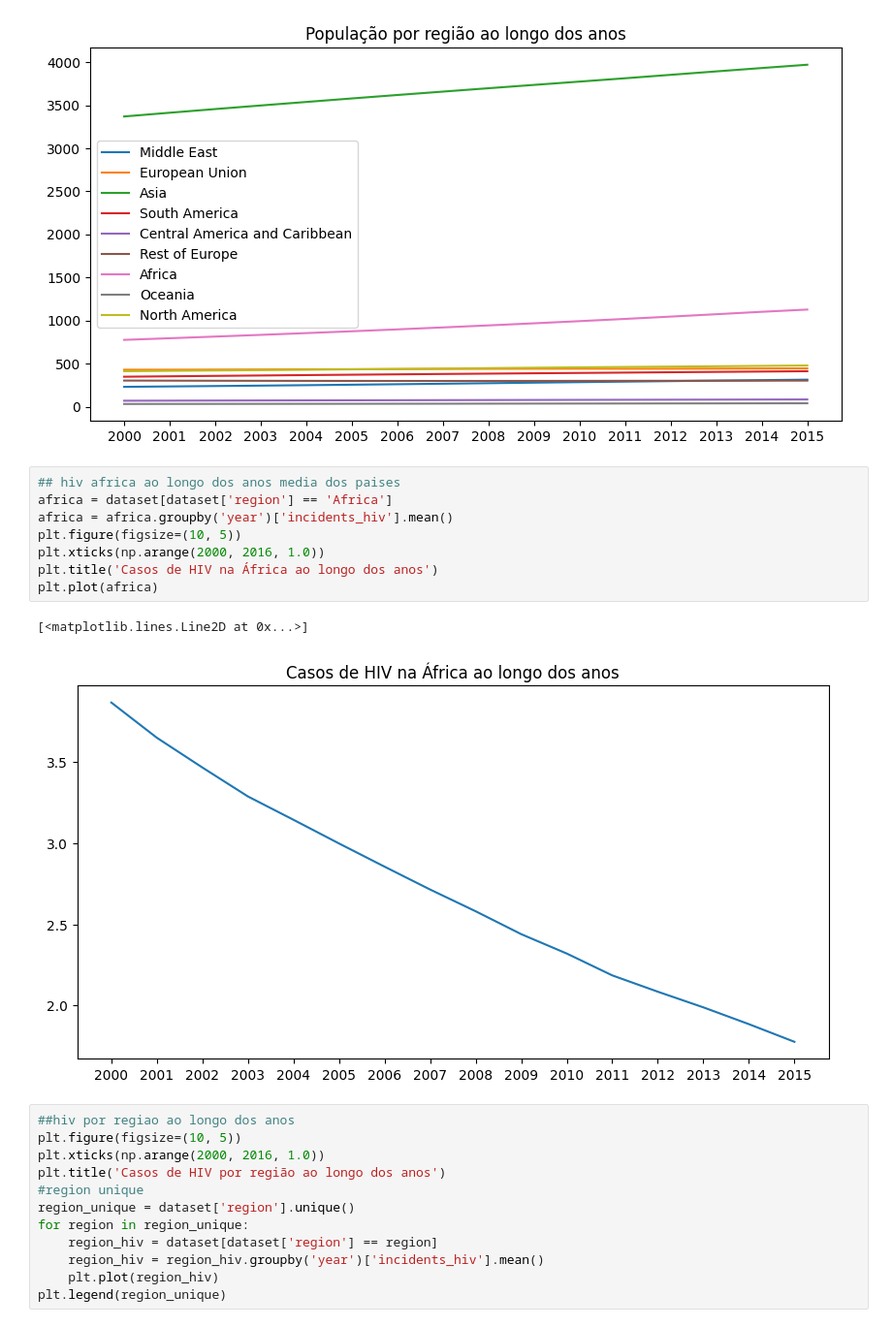
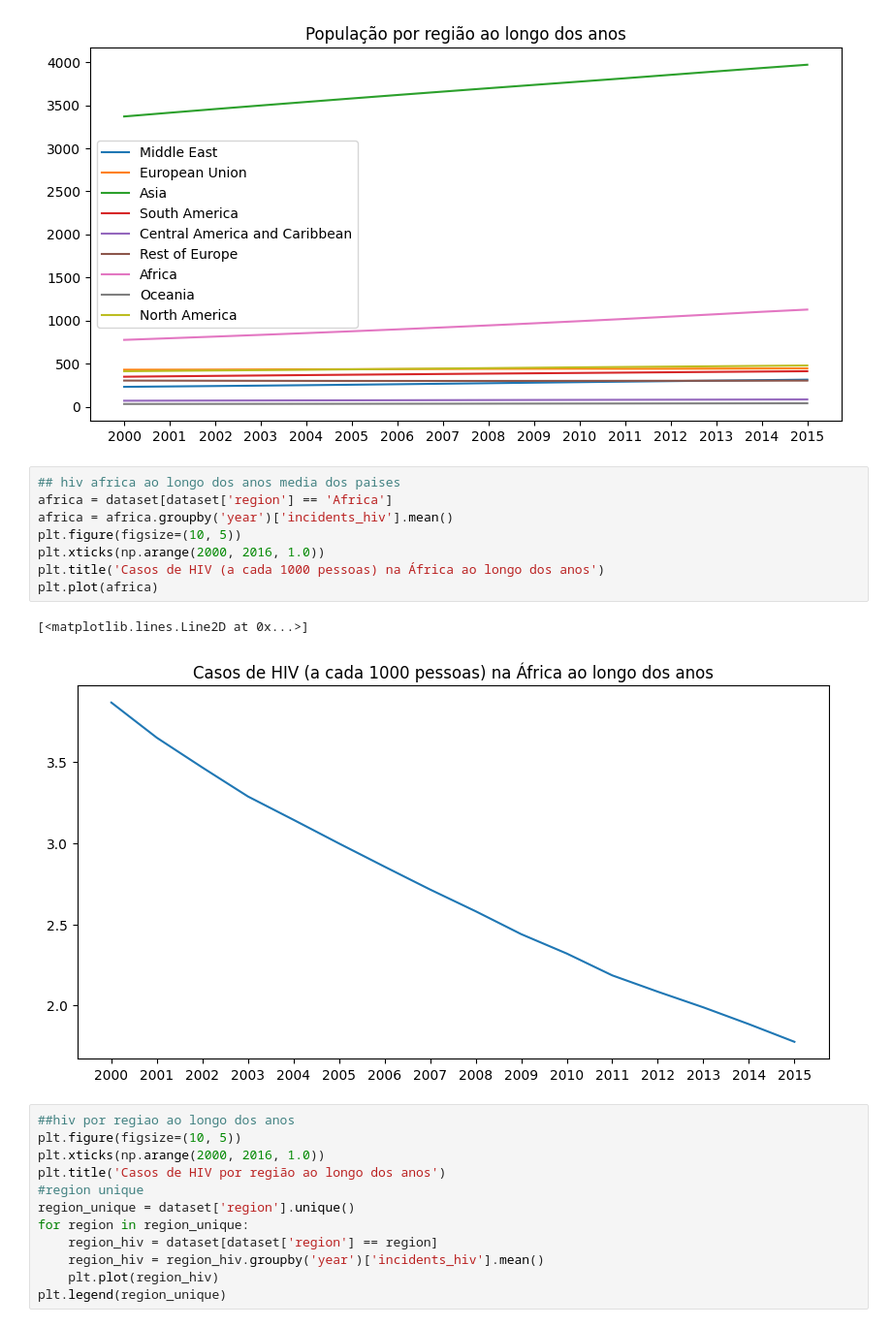
Before and after one commit to carolinabrandao/ICDProjetoFinal, a Jupyter notebook: EDA.ipynb, the cells around one changed output. Shown at 97% size. Drawn from its saved outputs; the diff is of its cells as text.

```diff
--- a/EDA.ipynb
+++ b/EDA.ipynb
@@ -452,14 +453,14 @@ plt.legend(region_unique)
 # %%
 ## hiv africa ao longo dos anos media dos paises
 africa = dataset[dataset['region'] == 'Africa']
 africa = africa.groupby('year')['incidents_hiv'].mean()
 plt.figure(figsize=(10, 5))
 plt.xticks(np.arange(2000, 2016, 1.0))
-plt.title('Casos de HIV na África ao longo dos anos')
+plt.title('Casos de HIV (a cada 1000 pessoas) na África ao longo dos anos')
 plt.plot(africa)
 # %% [output]
 [<matplotlib.lines.Line2D at 0x...>]
-[figure, old version]
+[figure, new version]
 # %%
 ##hiv por regiao ao longo dos anos
 plt.figure(figsize=(10, 5))
```
Also changed, not shown: parts of 19 cells of this notebook.
